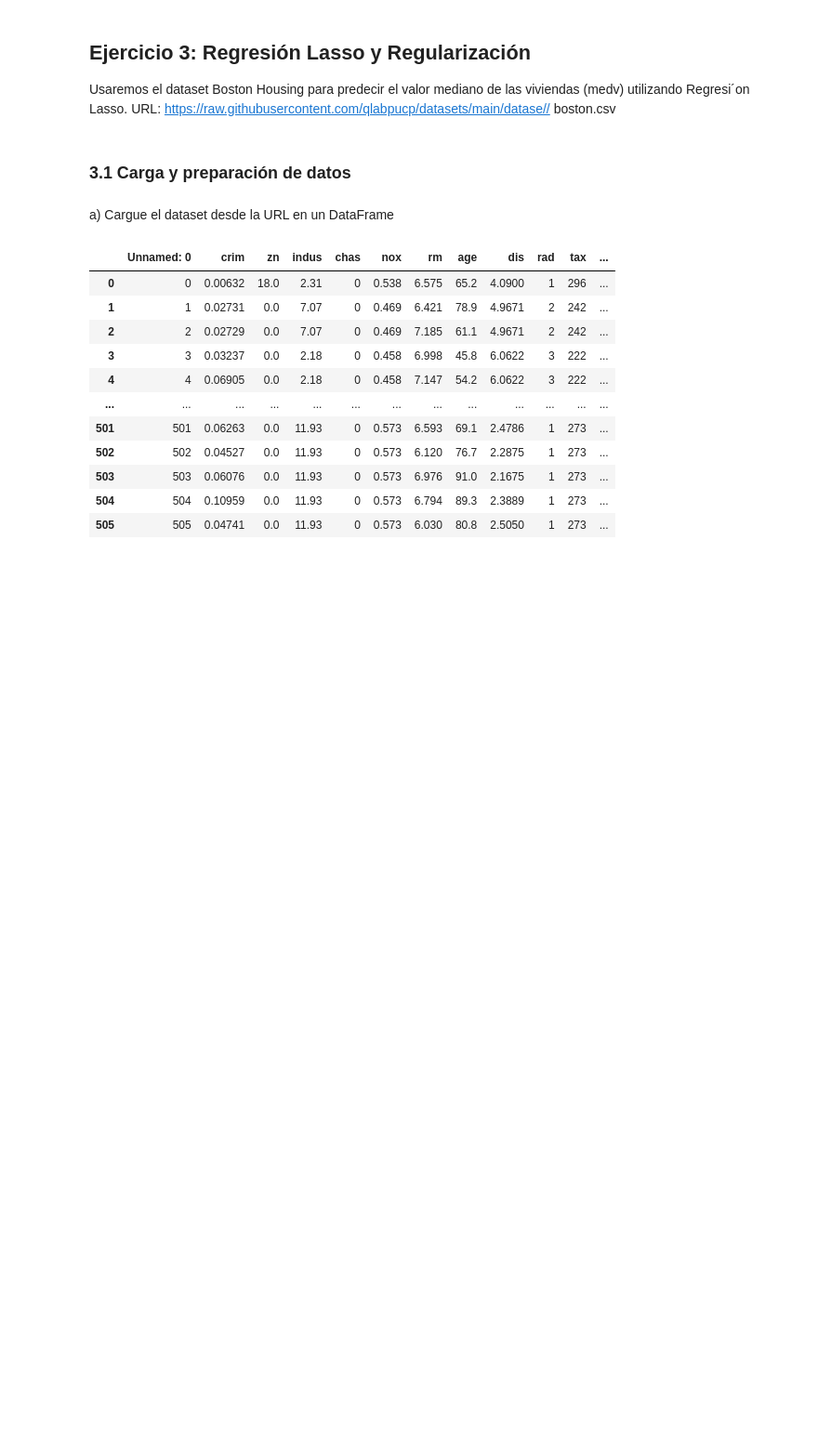
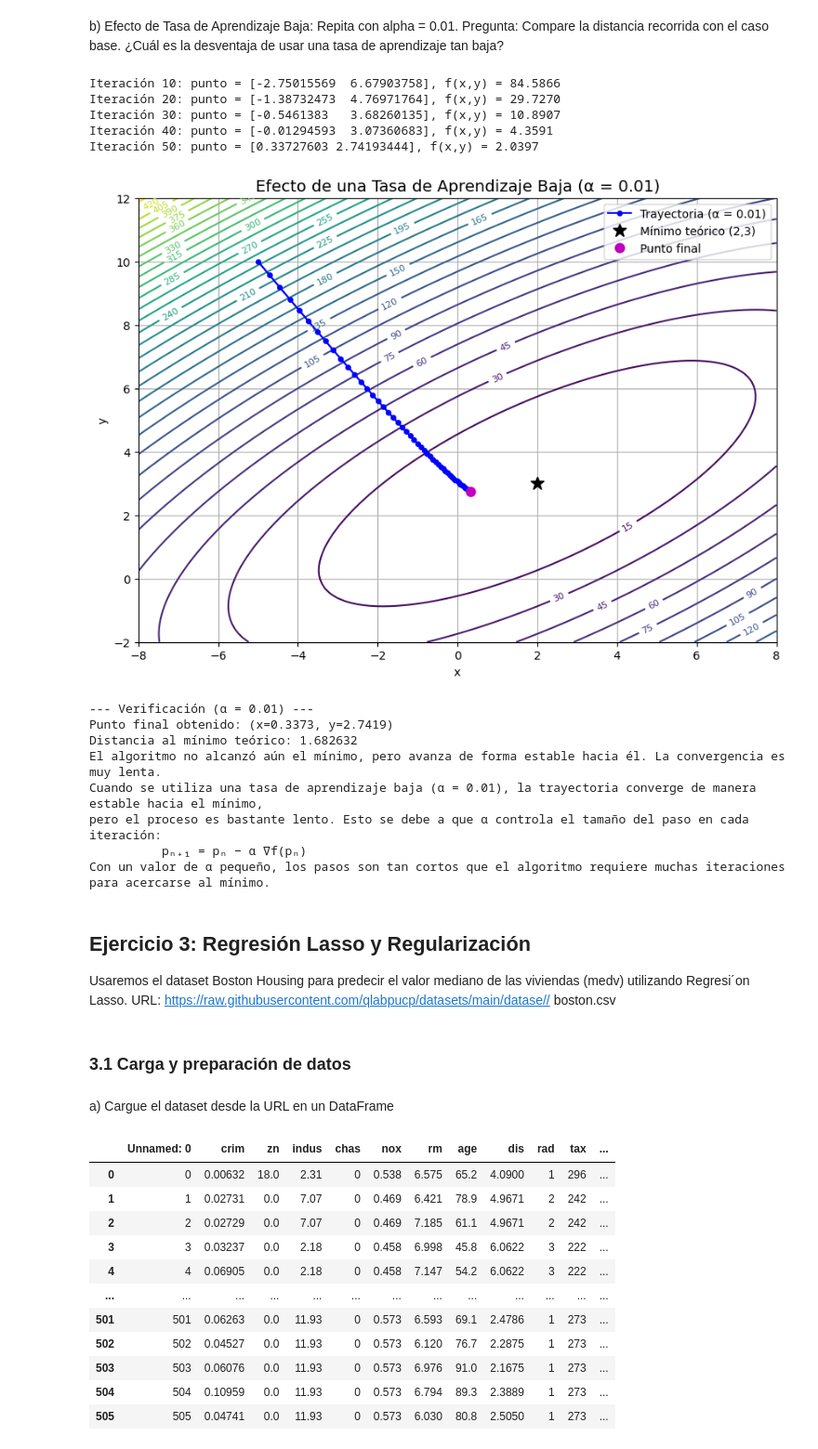
Before and after one commit to MariaLesly/Machine-Learning-G3, a Jupyter notebook: parte3.ipynb, the cells around one changed output. Shown: that part at 93% size. Cells and saved outputs as stored; diff of their text form; code cells hidden in the pictures; blank space fills up the shorter version.

```diff
--- a/parte3.ipynb
+++ b/parte3.ipynb
@@ -1,3 +288,77 @@
+# %% [markdown]
+b) Efecto de Tasa de Aprendizaje Baja: Repita con alpha = 0.01.
+Pregunta: Compare la distancia recorrida con el caso base. ¿Cuál es la desventaja
+de usar una tasa de aprendizaje tan baja?
+# %%
+# Parámetros
+punto_inicial = np.array([-5.0, 10.0])
+alpha_baja = 0.01
+n_iteraciones = 50
+
+# Ejecutamos el descenso de gradiente
+trayectoria_baja = descenso_gradiente(punto_inicial, alpha_baja, n_iteraciones)
+punto_final_baja = trayectoria_baja[-1]
+
+# --- Gráfico de contorno y trayectoria ---
+plt.figure(figsize=(10, 7))
+contornos = plt.contour(X, Y, Z, levels=30, cmap='viridis')
+plt.clabel(contornos, inline=True, fontsize=8)
+
+# Trayectoria del descenso
+plt.plot(trayectoria_baja[:, 0], trayectoria_baja[:, 1], 'bo-', markersize=4, label='Trayectoria (α = 0.01)')
+
+# Flechas para indicar dirección
+for i in range(len(trayectoria_baja) - 1):
+    plt.arrow(trayectoria_baja[i, 0], trayectoria_baja[i, 1],
+              trayectoria_baja[i+1, 0] - trayectoria_baja[i, 0],
+              trayectoria_baja[i+1, 1] - trayectoria_baja[i, 1],
+              head_width=0.1, head_length=0.1, fc='blue', ec='blue')
+
+# Punto teórico y final
+plt.plot(2, 3, 'k*', markersize=12, label='Mínimo teórico (2,3)')
+plt.plot(punto_final_baja[0], punto_final_baja[1], 'mo', markersize=8, label='Punto final')
+
+# Configuración
+plt.title('Efecto de una Tasa de Aprendizaje Baja (α = 0.01)', fontsize=14)
+plt.xlabel('x')
+plt.ylabel('y')
+plt.legend()
+plt.grid(True)
+plt.show()
+
+# --- Verificación de convergencia ---
+x_final_baja, y_final_baja = punto_final_baja
+error_total_baja = np.sqrt((x_final_baja - 2)**2 + (y_final_baja - 3)**2)
+
+print("\n--- Verificación (α = 0.01) ---")
+print(f"Punto final obtenido: (x={x_final_baja:.4f}, y={y_final_baja:.4f})")
+print(f"Distancia al mínimo teórico: {error_total_baja:.6f}")
+if error_total_baja < 0.01:
+    print("El algoritmo convergió correctamente al mínimo teórico.")
+else:
+    print("El algoritmo no alcanzó aún el mínimo, pero avanza de forma estable hacia él. La convergencia es muy lenta.")
+
+print(
+    "Cuando se utiliza una tasa de aprendizaje baja (α = 0.01), la trayectoria converge de manera estable hacia el mínimo,\n"
+    "pero el proceso es bastante lento. Esto se debe a que α controla el tamaño del paso en cada iteración:\n"
+    "          pₙ₊₁ = pₙ − α ∇f(pₙ)\n"
+    "Con un valor de α pequeño, los pasos son tan cortos que el algoritmo requiere muchas iteraciones para acercarse al mínimo."
+)
+# %% [output]
+Iteración 10: punto = [-2.75015569  6.67903758], f(x,y) = 84.5866
+Iteración 20: punto = [-1.38732473  4.76971764], f(x,y) = 29.7270
+Iteración 30: punto = [-0.5461383   3.68260135], f(x,y) = 10.8907
+Iteración 40: punto = [-0.01294593  3.07360683], f(x,y) = 4.3591
+Iteración 50: punto = [0.33727603 2.74193444], f(x,y) = 2.0397
+[figure, added]
+--- Verificación (α = 0.01) ---
+Punto final obtenido: (x=0.3373, y=2.7419)
+Distancia al mínimo teórico: 1.682632
+El algoritmo no alcanzó aún el mínimo, pero avanza de forma estable hacia él. La convergencia es muy lenta.
+Cuando se utiliza una tasa de aprendizaje baja (α = 0.01), la trayectoria converge de manera estable hacia el mínimo,
+pero el proceso es bastante lento. Esto se debe a que α controla el tamaño del paso en cada iteración:
+          pₙ₊₁ = pₙ − α ∇f(pₙ)
+Con un valor de α pequeño, los pasos son tan cortos que el algoritmo requiere muchas iteraciones para acercarse al mínimo.
 # %% [markdown]
 ## Ejercicio 3: Regresión Lasso y Regularización
 Usaremos el dataset Boston Housing para predecir el valor mediano de las viviendas
```
Also changed, not shown: parts of 18 cells of this notebook.
